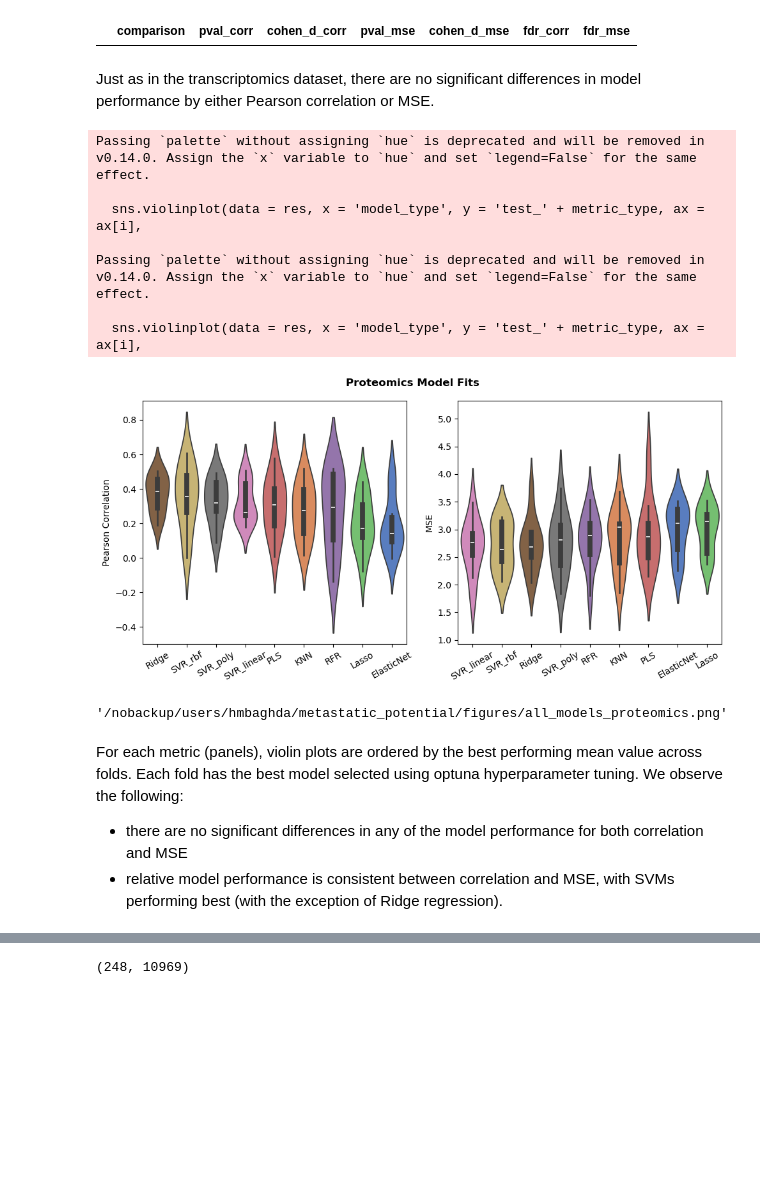
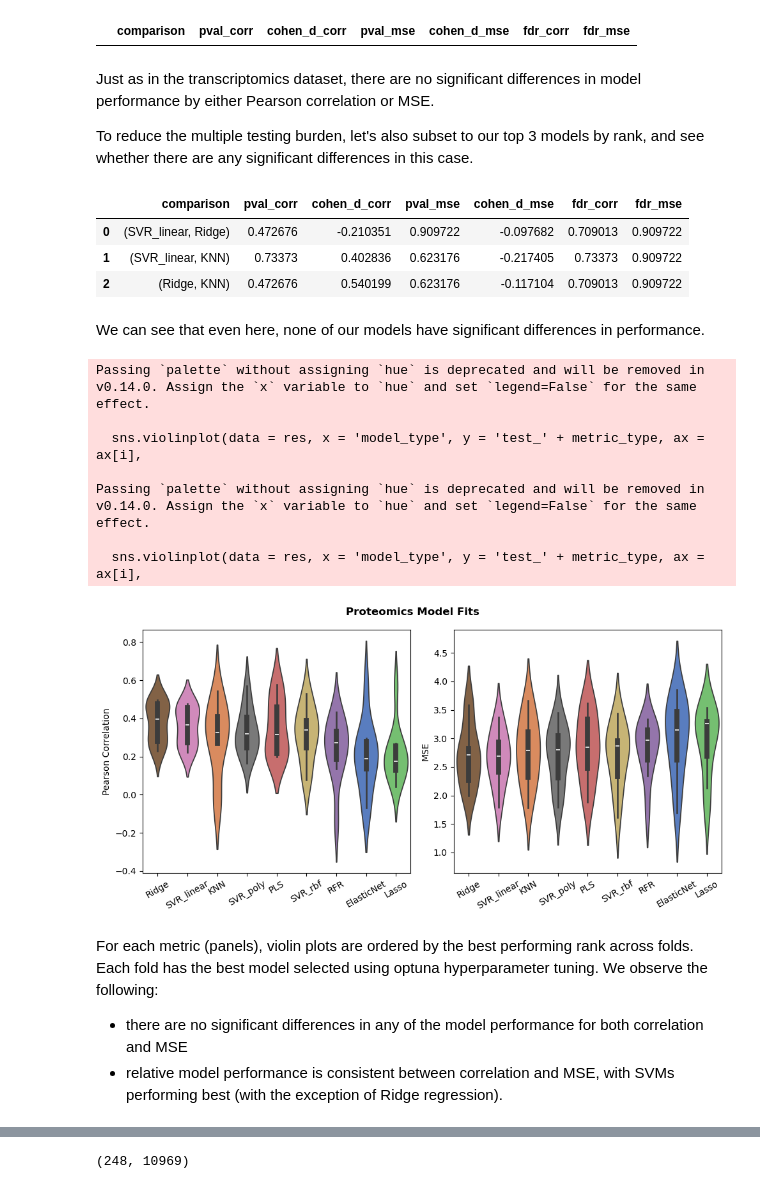
Before and after one commit to hmbaghdassarian/metastatic_potential, a Jupyter notebook: notebooks/B_protein_prediction/03_predict_proteomics.ipynb, the cells around one changed output, grey strips where cells are left out. Saved outputs shown, nothing was run; the diff lists cells and outputs as text; code cells hidden in the pictures; blank space fills up the shorter version.

```diff
--- a/notebooks/B_protein_prediction/03_predict_proteomics.ipynb
+++ b/notebooks/B_protein_prediction/03_predict_proteomics.ipynb
@@ -33,5 +36,5 @@ from utils import FeatureSelector, MeanCenterer
 # %%
-data_path = '/nobackup/users/hmbaghda/metastatic_potential/'
+data_path = '/home/hmbaghda/orcd/pool/metastatic_potential/'
 random_state = 42
 
 n_cores = 30
@@ -48,0 +54,12 @@ res.model_type = pd.Categorical(res.model_type, categories = model_types, ordere
+# %%
+rank_order = aggregate_ranks(
+    opt_res=res.groupby('model_type', observed = True)[['test_mse', 'test_corr']].median().reset_index(),
+    feature_col = 'model_type',
+    metric_directions = {
+        'test_mse': 'lower',
+        'test_corr': 'higher'
+    },
+    method = 'max'
+)
+model_order = rank_order['model_type'].tolist()
+rank_order
@@ -165,12 +187,47 @@ res_stats[res_stats.fdr_mse <= 0.1]
 |  | comparison | pval_corr | cohen_d_corr | pval_mse | cohen_d_mse | fdr_corr | fdr_mse |
 # %% [markdown]
 Just as in the transcriptomics dataset, there are no significant differences in model performance by either Pearson correlation or MSE.
+
+To reduce the multiple testing burden, let's also subset to our top 3 models by rank, and see whether there are any significant differences in this case.
+# %%
+res_sub = res[res.model_type.isin(model_order[:3])].copy()
+
+res_sub_stats = pd.DataFrame(columns = ['comparison', 'pval_corr', 'cohen_d_corr',
+                                   'pval_mse', 'cohen_d_mse'])
+mod_combs = itertools.combinations((res_sub.model_type.unique()), 2)
+
+for mc in mod_combs:
+    a = res_sub[res_sub.model_type == mc[0]]
+    b = res_sub[res_sub.model_type == mc[1]]
+
+    pval_corr = stats.mannwhitneyu(a.test_corr,b.test_corr).pvalue
+    cd_corr = cohen_d(a.test_corr,b.test_corr)
+
+    pval_mse = stats.mannwhitneyu(a.test_mse,b.test_mse).pvalue
+    cd_mse = cohen_d(a.test_mse,b.test_mse)
+
+    res_sub_stats.loc[res_sub_stats.shape[0], :] = [mc, pval_corr, cd_corr, pval_mse, cd_mse]
+
+_, fdr_corr, _, _ = multipletests(res_sub_stats.pval_corr.values, method='fdr_bh')
+_, fdr_mse, _, _ = multipletests(res_sub_stats.pval_mse.values, method='fdr_bh')
+res_sub_stats['fdr_corr'] = fdr_corr
+res_sub_stats['fdr_mse'] = fdr_mse
+# res_sub_stats.to_csv(os.path.join(data_path, 'processed', 'transcriptomics_comparison_stats.csv'))
+res_sub_stats
+# %% [output]
+|  | comparison | pval_corr | cohen_d_corr | pval_mse | cohen_d_mse | fdr_corr | fdr_mse |
+| 0 | (SVR_linear, Ridge) | 0.472676 | -0.210351 | 0.909722 | -0.097682 | 0.709013 | 0.909722 |
+| 1 | (SVR_linear, KNN) | 0.73373 | 0.402836 | 0.623176 | -0.217405 | 0.73373 | 0.909722 |
+| 2 | (Ridge, KNN) | 0.472676 | 0.540199 | 0.623176 | -0.117104 | 0.709013 | 0.909722 |
+# %% [markdown]
+We can see that even here, none of our models have significant differences in performance.
 # %%
 fig, ax = plt.subplots(ncols = 2, figsize = (10,5))
 
 metric_types = ['corr', 'mse']
 mmap = dict(zip(metric_types, ['Pearson Correlation', 'MSE']))
-order_map = dict(zip(metric_types, [corr_order, mse_order]))
+# order_map = dict(zip(metric_types, [corr_order, mse_order]))
+order_map = dict(zip(metric_types, [model_order, model_order]))
 
 palette = dict(zip(sorted(res.model_type.unique()), sns.color_palette("muted")))
 
@@ -223,40 +280,36 @@ for i, metric_type in enumerate(metric_types):
             y_pos = y+(sig_counter*0.15)
             ax[i].plot([x_pos[comp1], x_pos[comp1], x_pos[comp2], x_pos[comp2]],
                        [y_pos, y_pos+h, y_pos+h, y_pos],
                        lw=1.5, c='black')
             y_pos*=1.01
             ax[i].text(x_mid, y_pos + h, f"Cohen's d = {cd:.2f}, " + significance,
                     ha='center', va='bottom', fontsize=10)
             sig_counter += 1
 
 
 #     ax[i].grid(axis='y', linestyle='--', alpha=0.7)
 
 # fig.suptitle('Proteomics Model Fits')
 fig.suptitle('Proteomics Model Fits',
     fontweight='bold',  # Makes the text bold
 )
 
 
 fig.tight_layout()
 plt.savefig(os.path.join(data_path, 'figures', 'all_models_proteomics.png'),
             dpi=300,
             bbox_inches="tight")
 # %% [output]
 Passing `palette` without assigning `hue` is deprecated and will be removed in v0.14.0. Assign the `x` variable to `hue` and set `legend=False` for the same effect.
 
   sns.violinplot(data = res, x = 'model_type', y = 'test_' + metric_type, ax = ax[i],
 
 Passing `palette` without assigning `hue` is deprecated and will be removed in v0.14.0. Assign the `x` variable to `hue` and set `legend=False` for the same effect.
 
   sns.violinplot(data = res, x = 'model_type', y = 'test_' + metric_type, ax = ax[i],
-[figure, old version]
+[figure, new version]
-# %%
-os.path.join(data_path, 'figures', 'all_models_proteomics.png')
-# %% [output]
-'/nobackup/users/hmbaghda/metastatic_potential/figures/all_models_proteomics.png'
 # %% [markdown]
-For each metric (panels), violin plots are ordered by the best performing mean value across folds. Each fold has the best model selected using optuna hyperparameter tuning. We observe the following:
+For each metric (panels), violin plots are ordered by the best performing rank across folds. Each fold has the best model selected using optuna hyperparameter tuning. We observe the following:
 - there are no significant differences in any of the model performance for both correlation and MSE
 - relative model performance is consistent between correlation and MSE, with SVMs performing best (with the exception of Ridge regression).
 # %% [markdown]
```
Also changed, not shown: parts of 44 cells of this notebook, 5 other files.
